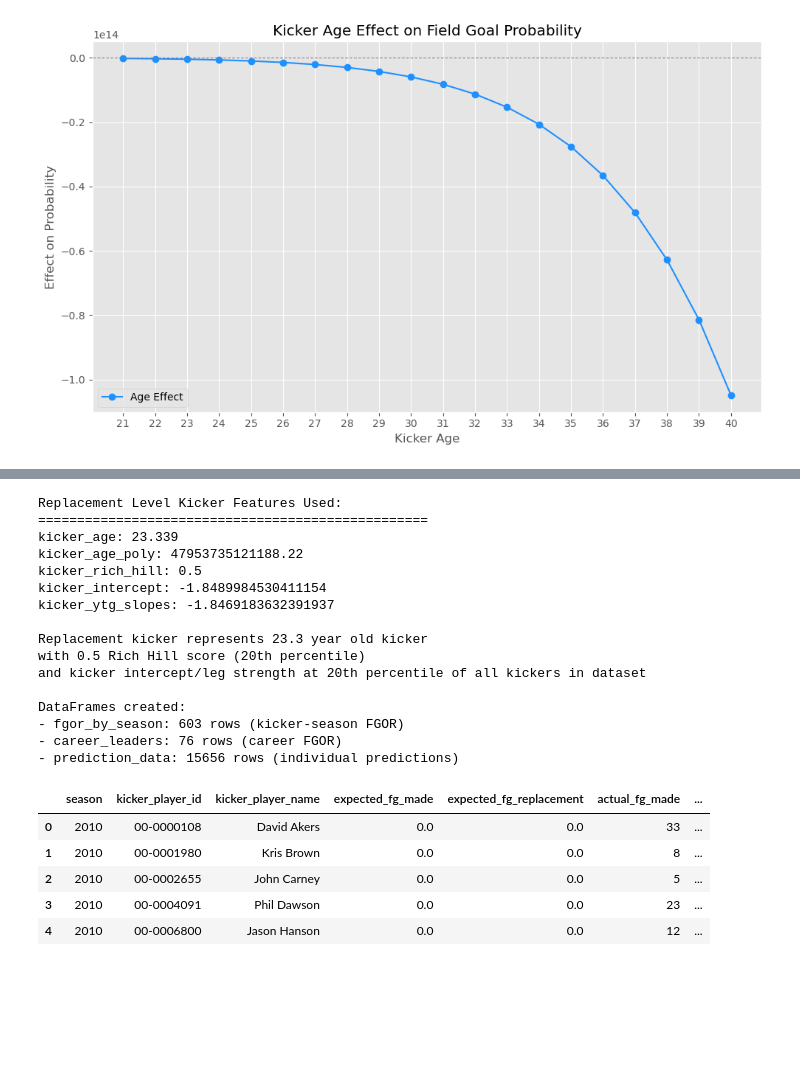
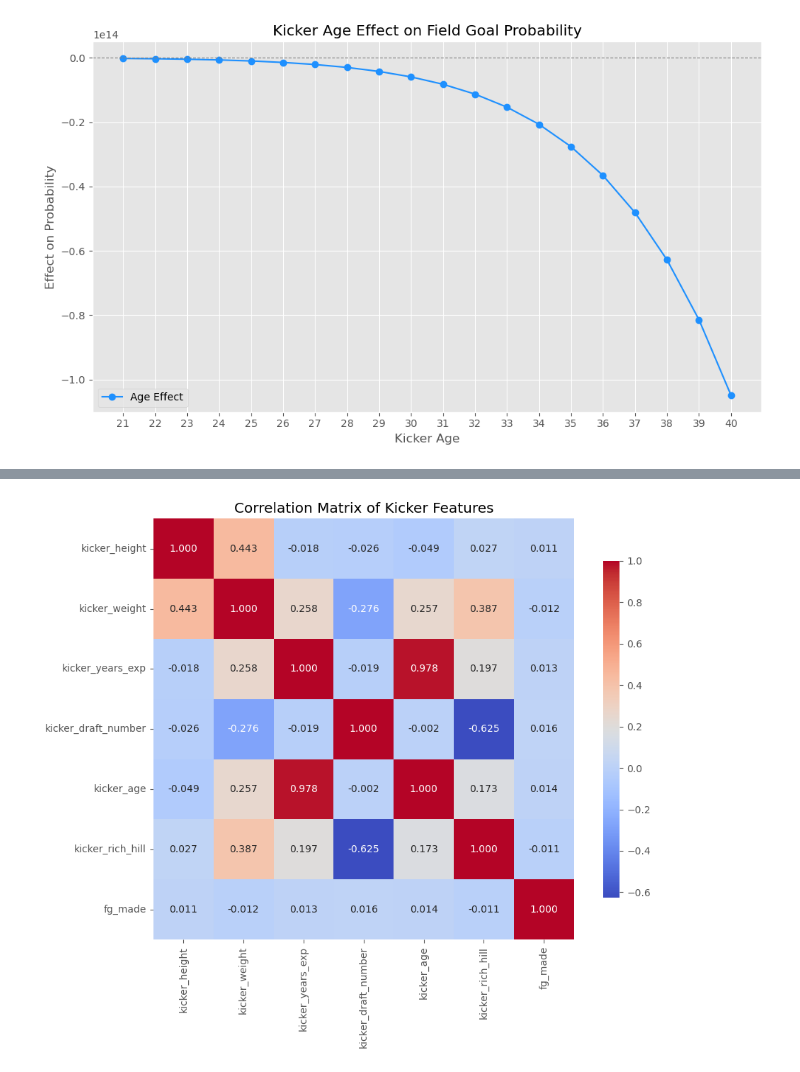
Before and after one commit to lneuendorf/nfl-field-goal-model, a Jupyter notebook: notebooks/2_modeling.ipynb, the cells around one changed output, grey strips where cells are left out. Saved outputs shown, nothing was run; the diff lists cells and outputs as text; code cells hidden in the pictures; blank space fills up the shorter version.

```diff
--- a/notebooks/2_modeling.ipynb
+++ b/notebooks/2_modeling.ipynb
@@ -910,41 +315,23 @@ Top 15 FGOR seasons (min 10 attempts):
-# %%
-# Display the replacement level kicker features used
-print("Replacement Level Kicker Features Used:")
-print("="*50)
-for key, value in replacement_kicker_features.items():
-    print(f"{key}: {value}")
-
-print(f"\nReplacement kicker represents {round(fg_attempts.drop_duplicates(subset='kicker_player_id').kicker_age.quantile(0.2), 1)} year old kicker")
-print(f"with {round(replacement_kicker_features['kicker_rich_hill'], 3)} Rich Hill score (20th percentile)")
-print(f"and kicker intercept/leg strength at 20th percentile of all kickers in dataset")
-
-# Save the results
-print(f"\nDataFrames created:")
-print(f"- fgor_by_season: {len(fgor_by_season)} rows (kicker-season FGOR)")
-print(f"- career_leaders: {len(career_leaders)} rows (career FGOR)")
-print(f"- prediction_data: {len(prediction_data)} rows (individual predictions)")
-
-fgor_by_season.head()
-# %% [output]
-Replacement Level Kicker Features Used:
-==================================================
-kicker_age: 23.339
-kicker_age_poly: 47953735121188.22
-kicker_rich_hill: 0.5
-kicker_intercept: -1.8489984530411154
-kicker_ytg_slopes: -1.8469183632391937
-
-Replacement kicker represents 23.3 year old kicker
-with 0.5 Rich Hill score (20th percentile)
-and kicker intercept/leg strength at 20th percentile of all kickers in dataset
-
-DataFrames created:
-- fgor_by_season: 603 rows (kicker-season FGOR)
-- career_leaders: 76 rows (career FGOR)
-- prediction_data: 15656 rows (individual predictions)
-|  | season | kicker_player_id | kicker_player_name | expected_fg_made | expected_fg_replacement | actual_fg_made | ... |
-| 0 | 2010 | 00-0000108 | David Akers | 0.0 | 0.0 | 33 | ... |
-| 1 | 2010 | 00-0001980 | Kris Brown | 0.0 | 0.0 | 8 | ... |
-| 2 | 2010 | 00-0002655 | John Carney | 0.0 | 0.0 | 5 | ... |
-| 3 | 2010 | 00-0004091 | Phil Dawson | 0.0 | 0.0 | 23 | ... |
-| 4 | 2010 | 00-0006800 | Jason Hanson | 0.0 | 0.0 | 12 | ... |
+# %%
+kicker_features = [
+    'kicker_height', 'kicker_weight', 'kicker_years_exp', 'kicker_draft_number',
+    'kicker_age', 'kicker_rich_hill'
+]
+kicks = (
+    fg_attempts
+    .assign(
+        fg_made = lambda x: x['field_goal_result'].eq('made').astype(int),
+    )
+    [kicker_features + ['fg_made']]
+    .copy()
+)
+
+# correlation matrix
+corr_matrix = kicks.corr()
+plt.figure(figsize=(10, 8))
+sns.heatmap(corr_matrix, annot=True, fmt=".3f", cmap='coolwarm', square=True, cbar_kws={"shrink": .8})
+plt.title('Correlation Matrix of Kicker Features')
+plt.tight_layout()
+plt.show()
+# %% [output]
+[figure, added]
```
Also changed, not shown: parts of 24 cells of this notebook, 1 other file.
